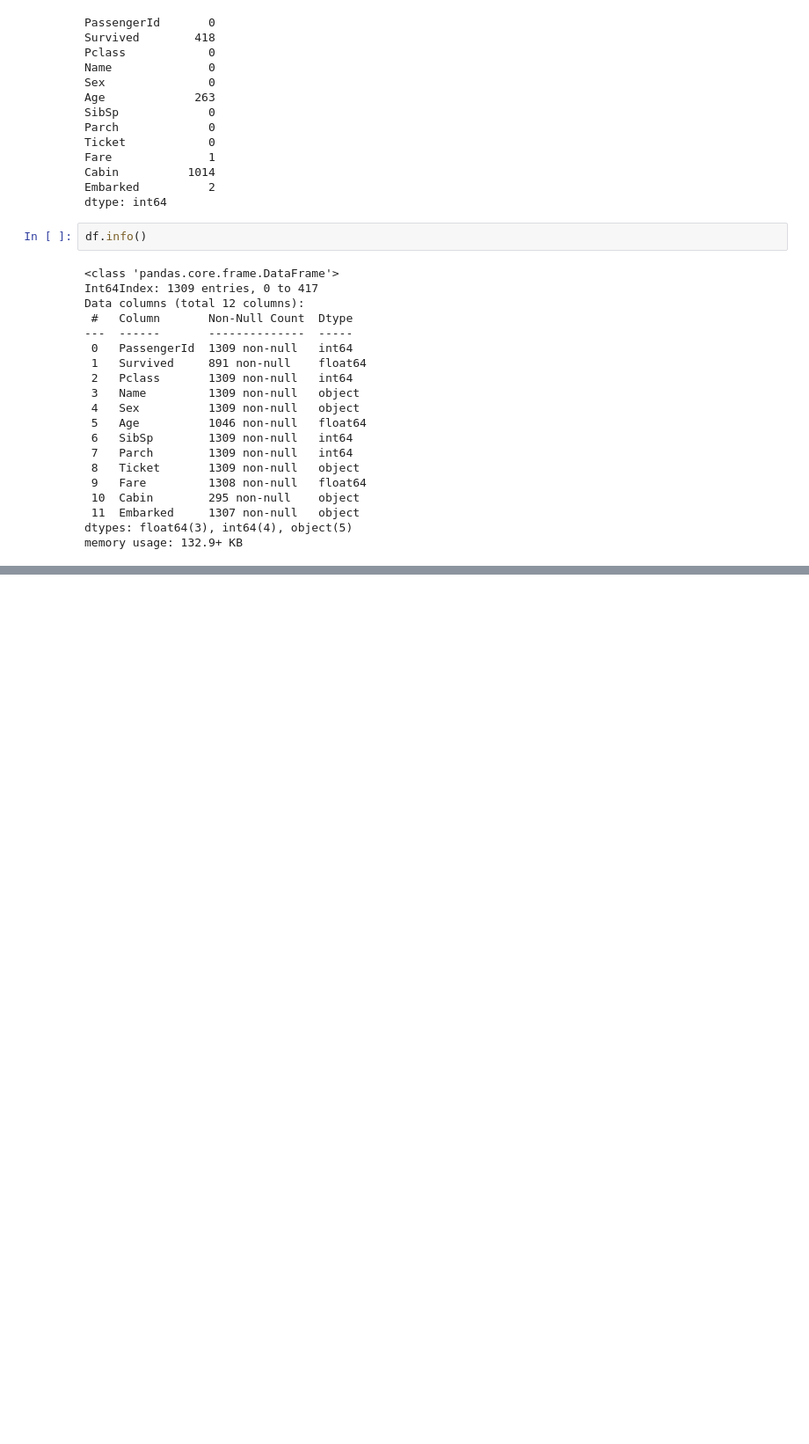
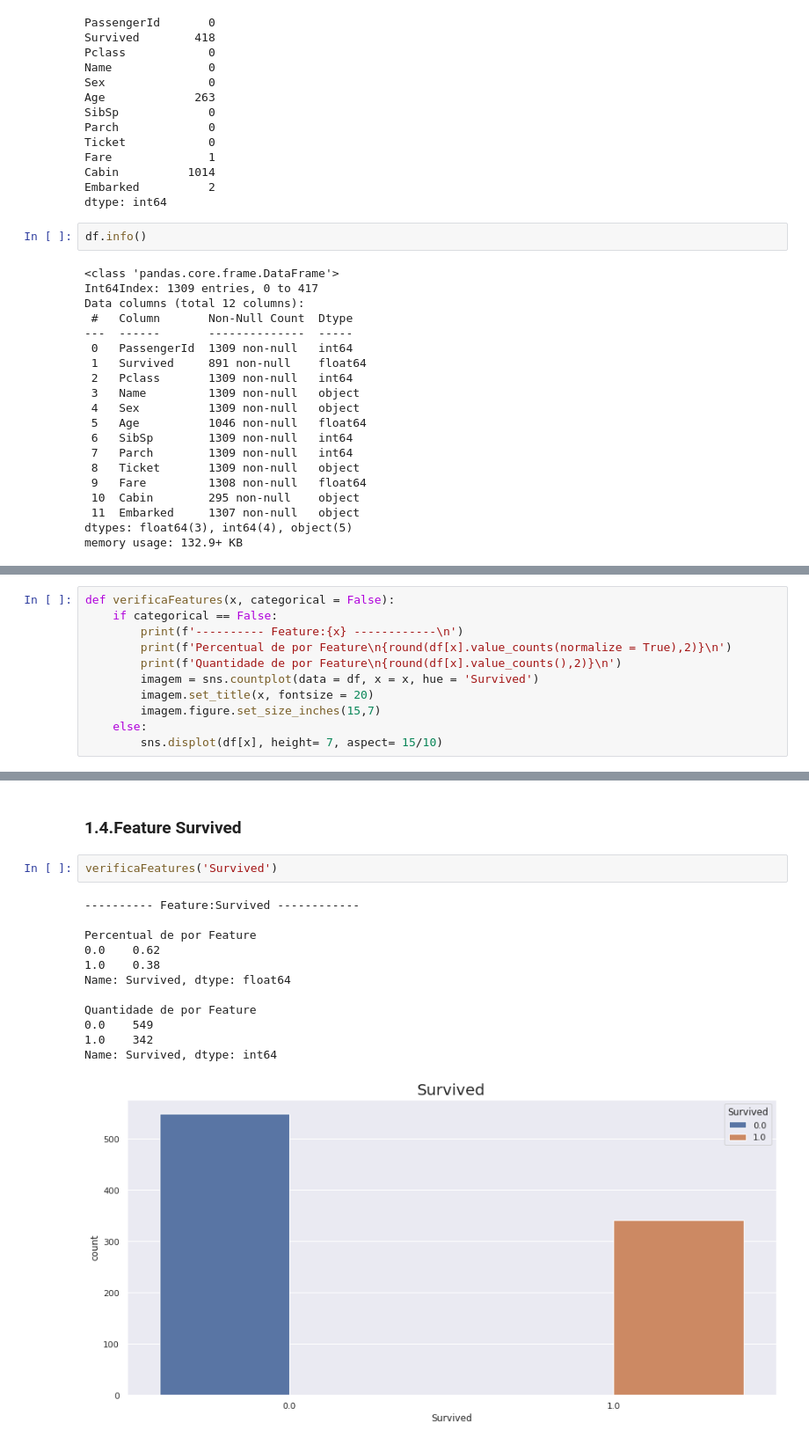
Before and after one commit to j2evaldo/titanic, a Jupyter notebook: titanic_01.ipynb, the cells around one changed output, grey strips where cells are left out. Shown at 88% size. Drawn from its saved outputs; the diff is of its cells as text; blank space fills up the shorter version.

```diff
--- a/titanic_01.ipynb
+++ b/titanic_01.ipynb
@@ -175,0 +178,11 @@ Outro ponto é que a Feature PassengerId é um campo sequencial, logo creio que
+# %%
+def verificaFeatures(x, categorical = False):
+    if categorical == False:
+        print(f'---------- Feature:{x} ------------\n')
+        print(f'Percentual de por Feature\n{round(df[x].value_counts(normalize = True),2)}\n')
+        print(f'Quantidade de por Feature\n{round(df[x].value_counts(),2)}\n')
+        imagem = sns.countplot(data = df, x = x, hue = 'Survived')
+        imagem.set_title(x, fontsize = 20)
+        imagem.figure.set_size_inches(15,7)
+    else:
+        sns.displot(df[x], height= 7, aspect= 15/10)
@@ -175,0 +201,17 @@ Outro ponto é que a Feature PassengerId é um campo sequencial, logo creio que
+# %% [markdown]
+### **1.4.Feature Survived**
+# %%
+verificaFeatures('Survived')
+# %% [output]
+---------- Feature:Survived ------------
+
+Percentual de por Feature
+0.0    0.62
+1.0    0.38
+Name: Survived, dtype: float64
+
+Quantidade de por Feature
+0.0    549
+1.0    342
+Name: Survived, dtype: int64
+[figure, added]
```
Also changed, not shown: parts of 19 cells of this notebook.
